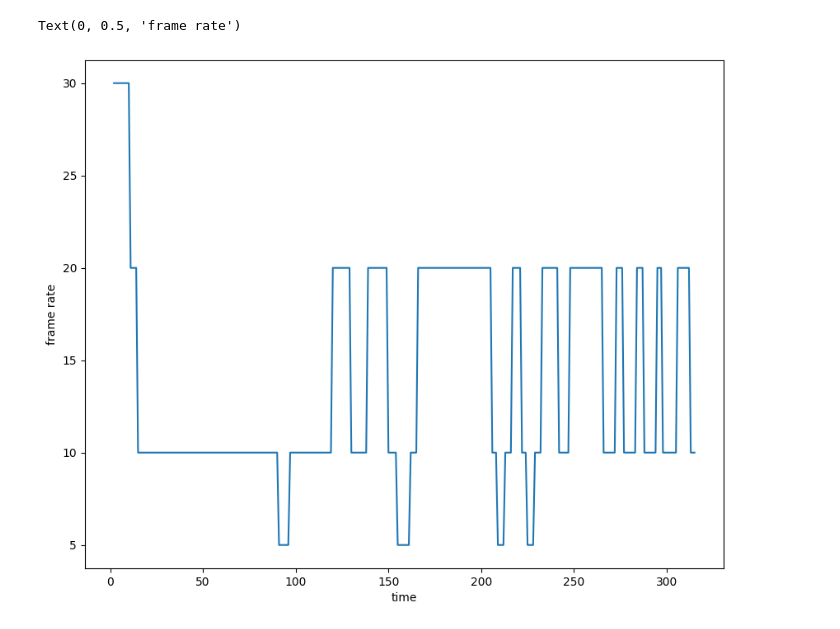
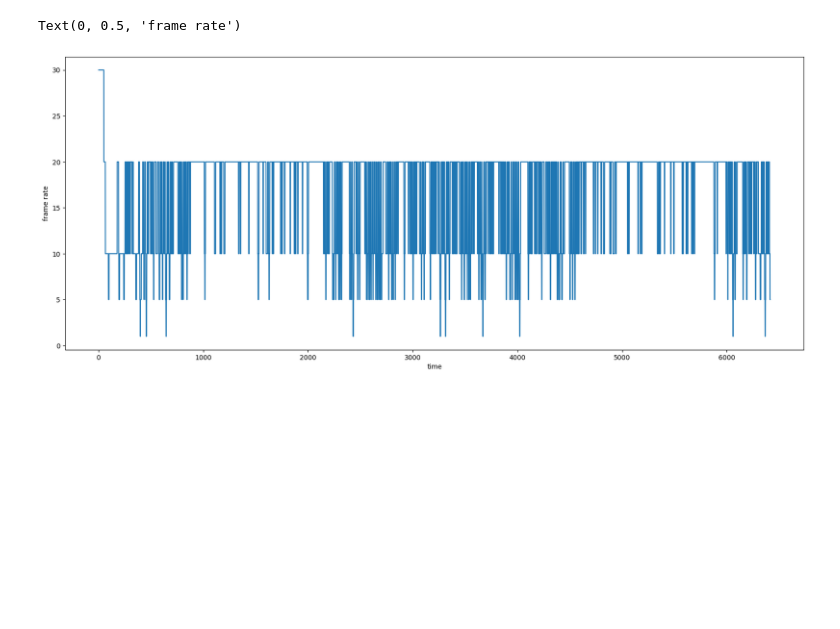
Before and after one commit to zwh2119/video-dag-schedule, a Jupyter notebook: expr/plot_expr_result.ipynb, the cells around one changed output. Cells and saved outputs as stored; diff of their text form; code cells hidden in the pictures; blank space fills up the shorter version.

```diff
--- a/expr/plot_expr_result.ipynb
+++ b/expr/plot_expr_result.ipynb
@@ -4,7 +4,8 @@ import numpy as np
 import scipy.signal
 import matplotlib.pyplot as plt
 # %%
-expr_res_data_path = '20230722_19_37_55_headup_detect_delay_test_new_0.3_0.7_tx2-cloud-raw.csv'
+# TODO 每次绘图时修改数据来源文件
+expr_res_data_path = '20230722_21_06_07_headup_detect_delay_test_new_0.3_0.7_tx2-cloud-raw.csv'
 
 df = pd.read_csv(expr_res_data_path)
 df = df[1:]
@@ -54,10 +55,10 @@ ax.legend()
 # %%
-fig, ax = plt.subplots(figsize=(10, 8), dpi=100)
+fig, ax = plt.subplots(figsize=(20, 8), dpi=100)
 ax.plot(df['n_loop'], df['fps'])
 # ax.title.set_text('frame rate vs time')
 plt.xlabel('time')
 plt.ylabel('frame rate')
 # %% [output]
 Text(0, 0.5, 'frame rate')
-[figure, old version]
+[figure, new version]
 # %%
```
Also changed, not shown: parts of 5 cells of this notebook, 10 other files.
